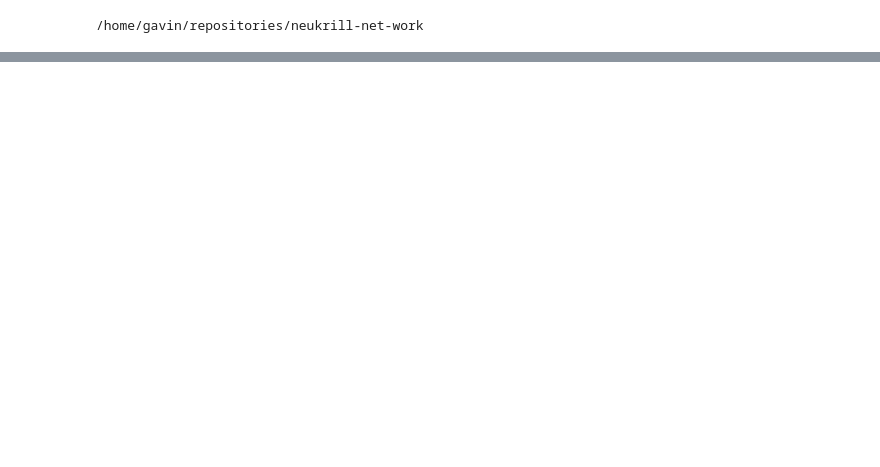
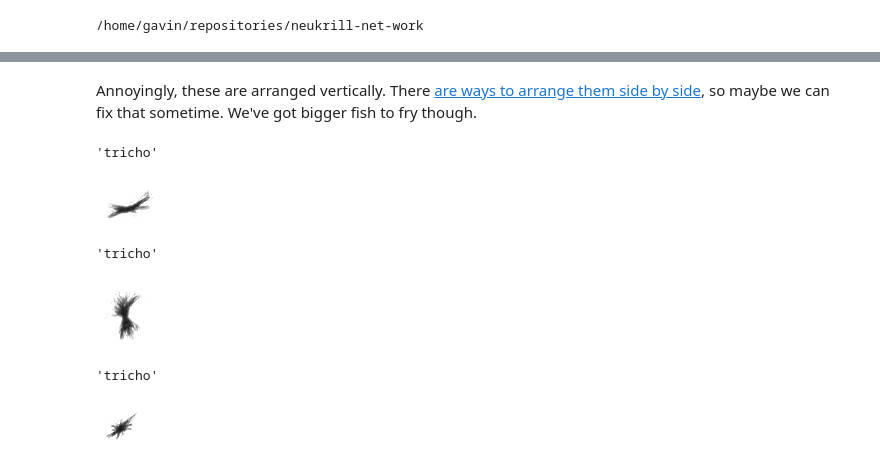
Before and after one commit to Neuroglycerin/neukrill-net-work, a Jupyter notebook: notebooks/Image Characteristics.ipynb, the cells around one changed output, grey strips where cells are left out. Drawn from its saved outputs; the diff is of its cells as text; code cells hidden in the pictures; blank space fills up the shorter version.

Commit message:
looked at basic image characteristics

```diff
--- a/notebooks/Image Characteristics.ipynb
+++ b/notebooks/Image Characteristics.ipynb
@@ -44,0 +58,11 @@ settings = neukrill_net.utils.parse_settings('settings.json')
+# %%
+classes = list(imagedict.keys())
+# copy the list
+temp_classes = classes[:]
+while len(temp_classes) > 0:
+    # take three off the temp list on each iteration and print them
+    # with tabs in between, catching the last few with the if
+    if len(temp_classes) < 3:
+        print("\t".join([temp_classes.pop() for i in range(len(temp_classes))]))
+    else:
+        print("\t".join([temp_classes.pop() for i in range(3)]))
@@ -44,0 +92,16 @@ settings = neukrill_net.utils.parse_settings('settings.json')
+# %%
+superclasses = ['tricho', 'diatom', 'chordate', 'polychaete',
+                'ctenophore', 'siphonophore', 'hydromedusae',
+                'tunicate', 'ephyra', 'jellies', 'appendicularian',
+                'fish', 'copepod', 'shrimp', 'chaetognath',
+                'pteropod', 'detritus', 'larvae', 'echinoderm',
+                'unknown']
+# %%
+# splitting the classes into approximate super classes
+split_by_superclass = {}
+for sc in superclasses:
+    split_by_superclass[sc] = []
+for c in classes:
+    for sc in superclasses:
+        if sc in c:
+            split_by_superclass[sc] += [c]
@@ -44,0 +118,18 @@ settings = neukrill_net.utils.parse_settings('settings.json')
+# %%
+examples = imagedict[split_by_superclass[superclasses[0]][0]]
+# %% [markdown]
+Annoyingly, these are arranged vertically. There [are ways to arrange them side by side](https://stackoverflow.com/questions/17439176/ipython-notebook-how-to-display-multiple-objects-without-newline), so maybe we can fix that sometime. We've got bigger fish to fry though.
+# %%
+for e in examples[:3]:
+    s = """{0}""".format(superclasses[0])
+    h = HTML(s)
+    display(s)
+    i = Image(e)
+    display(i)
+# %% [output]
+'tricho'
+[figure, added]
+'tricho'
+[figure, added]
+'tricho'
+[figure, added]
```
Also changed, not shown: parts of 31 cells of this notebook.
